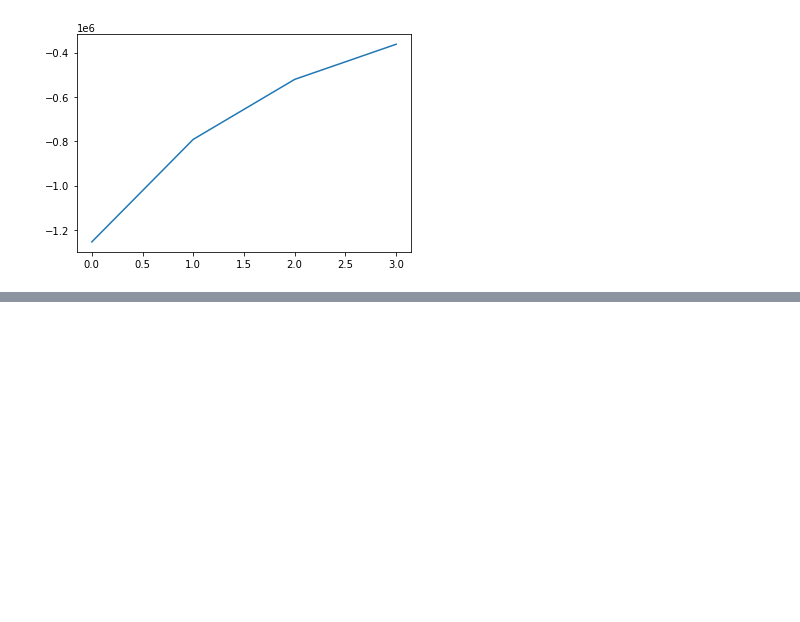
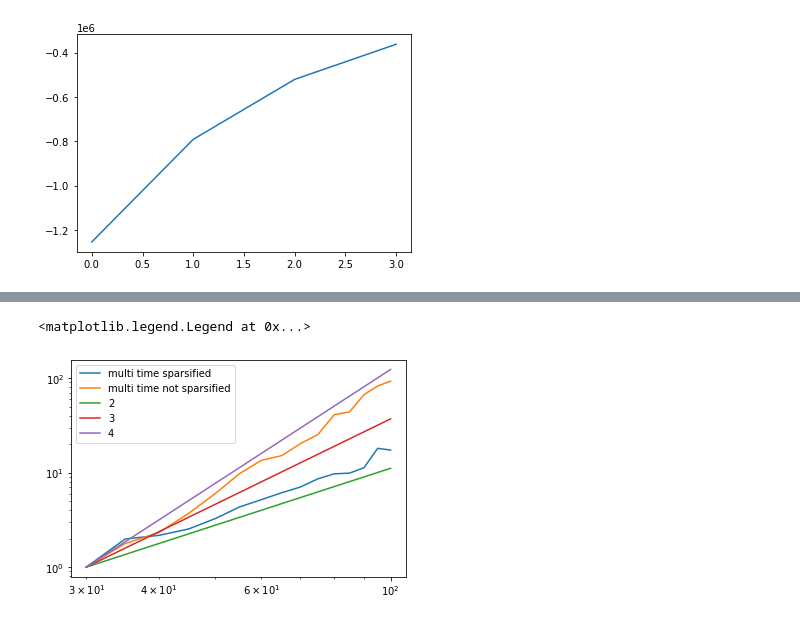
Before and after one commit to Noskario/github-upload, a Jupyter notebook: vizualisation_helper.ipynb, the cells around one changed output, grey strips where cells are left out. Drawn from its saved outputs; the diff is of its cells as text; code cells hidden in the pictures; blank space fills up the shorter version.

```diff
--- a/vizualisation_helper.ipynb
+++ b/vizualisation_helper.ipynb
@@ -804,0 +956,12 @@ plt.plot([a0.trace(),a1.trace(),a2.trace(),a3.trace()])
+# %%
+tlist2=[10.788519900000011, 19.176563700000003, 25.084974499999987, 39.99908209999998, 64.91879920000002, 105.12240529999997, 145.74127040000002, 163.09563559999992, 218.56461410000009, 272.52809179999997, 442.26400349999994, 473.3677806999999, 719.7125437, 890.8937778, 1000.6646519000001]
+tlist2=np.array(tlist2)
+plt.loglog(nlist,tlist/tlist[0],label='multi time sparsified')
+plt.loglog(nlist,tlist2/tlist2[0],label='multi time not sparsified')
+plt.loglog(nlist,(nlist/nlist[0])**2,label='2')
+plt.loglog(nlist,(nlist/nlist[0])**3,label='3')
+plt.loglog(nlist,(nlist/nlist[0])**4,label='4')
+plt.legend()
+# %% [output]
+<matplotlib.legend.Legend at 0x...>
+[figure, added]
```
Also changed, not shown: parts of 23 cells of this notebook, 2 other files.
